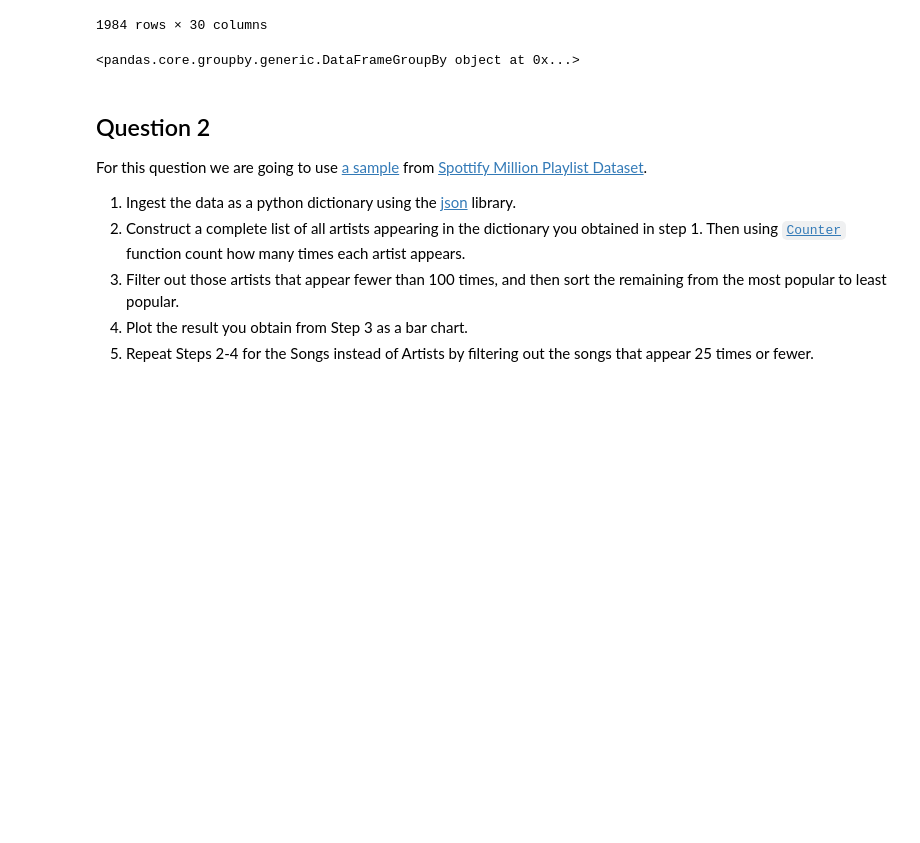
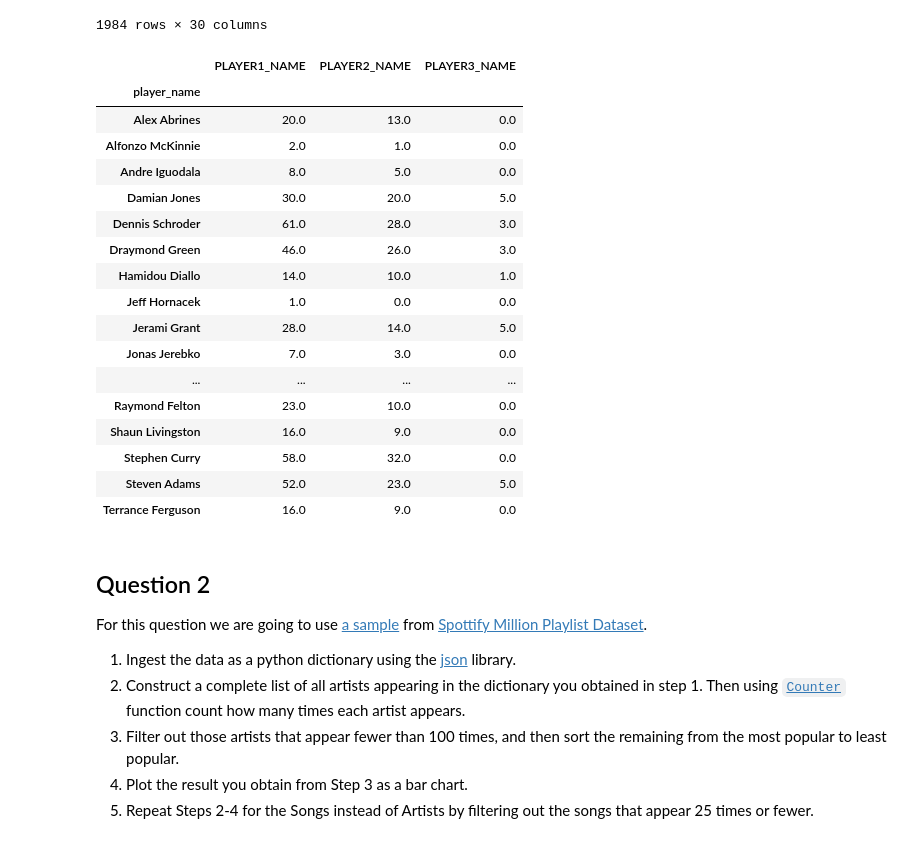
Before and after one commit to ozzden/mat381e, a Jupyter notebook: HW2.ipynb, the cells around one changed output. Cells and saved outputs as stored; diff of their text form; code cells hidden in the pictures; blank space fills up the shorter version.

```diff
--- a/HW2.ipynb
+++ b/HW2.ipynb
@@ -173,11 +173,31 @@ nba_18.groupby(["GAME_ID","PLAYER1_NAME","PLAYER2_NAME","PLAYER3_NAME"]).count()
 # %%
 def playerApp(gameNumber):
     df = nba_18[nba_18["GAME_ID"] == gameNumber]
-    return df.groupby(["PLAYER1_NAME"])
+    df_01 = df.groupby(nba_18["PLAYER1_NAME"].rename("player_name"))["PLAYER1_NAME","PLAYER2_NAME","PLAYER3_NAME"].count()
+    df_02 = df.groupby(nba_18["PLAYER2_NAME"].rename("player_name"))["PLAYER1_NAME","PLAYER2_NAME","PLAYER3_NAME"].count()
+    df_03 = df.groupby(nba_18["PLAYER3_NAME"].rename("player_name"))["PLAYER1_NAME","PLAYER2_NAME","PLAYER3_NAME"].count()
+    return df_01.add(df_02,fill_value=0).add(df_03,fill_value=0)
 # %%
-playerApp(21801230)
+playerApp(21800002)
 # %% [output]
-<pandas.core.groupby.generic.DataFrameGroupBy object at 0x...>
+|  | PLAYER1_NAME | PLAYER2_NAME | PLAYER3_NAME |
+| player_name |  |  |  |
+| Alex Abrines | 20.0 | 13.0 | 0.0 |
+| Alfonzo McKinnie | 2.0 | 1.0 | 0.0 |
+| Andre Iguodala | 8.0 | 5.0 | 0.0 |
+| Damian Jones | 30.0 | 20.0 | 5.0 |
+| Dennis Schroder | 61.0 | 28.0 | 3.0 |
+| Draymond Green | 46.0 | 26.0 | 3.0 |
+| Hamidou Diallo | 14.0 | 10.0 | 1.0 |
+| Jeff Hornacek | 1.0 | 0.0 | 0.0 |
+| Jerami Grant | 28.0 | 14.0 | 5.0 |
+| Jonas Jerebko | 7.0 | 3.0 | 0.0 |
+| ... | ... | ... | ... |
+| Raymond Felton | 23.0 | 10.0 | 0.0 |
+| Shaun Livingston | 16.0 | 9.0 | 0.0 |
+| Stephen Curry | 58.0 | 32.0 | 0.0 |
+| Steven Adams | 52.0 | 23.0 | 5.0 |
+| Terrance Ferguson | 16.0 | 9.0 | 0.0 |
 # %% [markdown]
 ## Question 2
 
```
Also changed, not shown: 1 other file.
